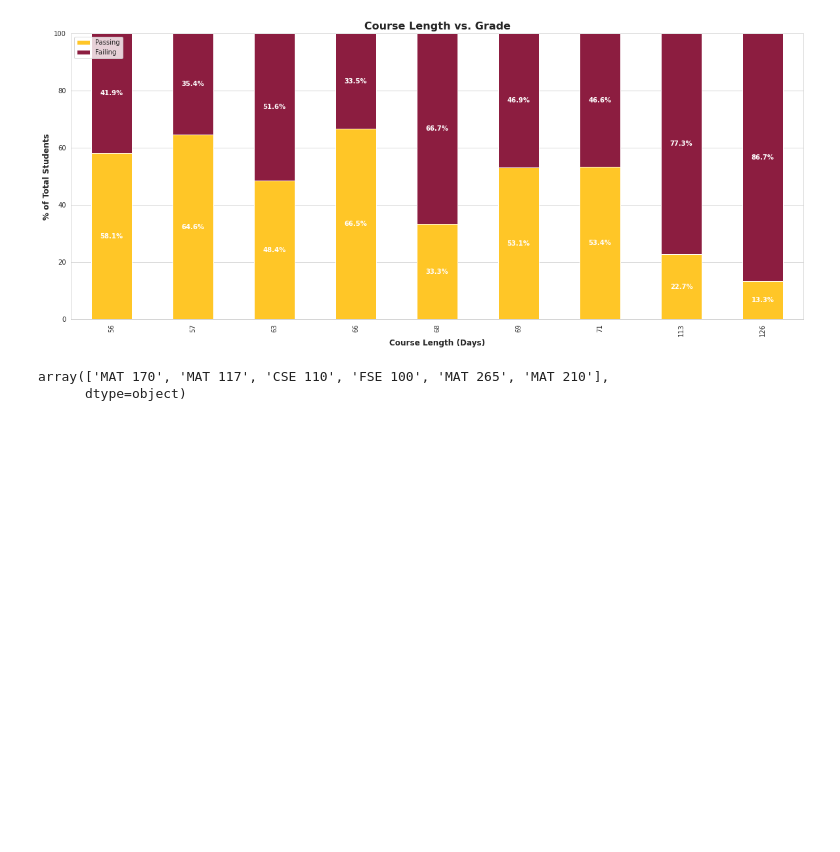
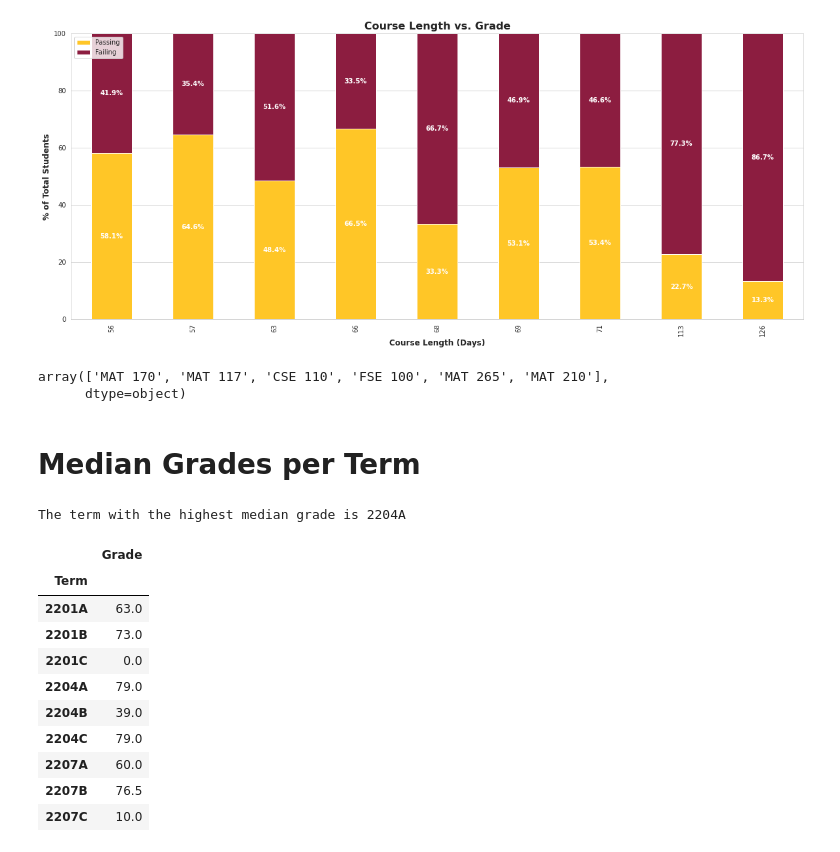
Before and after one commit to iamharkirat/EDA, a Jupyter notebook: learning_enterprise.ipynb, the cells around one changed output. Drawn from its saved outputs; the diff is of its cells as text; code cells hidden in the pictures; blank space fills up the shorter version.

```diff
--- a/learning_enterprise.ipynb
+++ b/learning_enterprise.ipynb
@@ -736,3 +736,29 @@ df[df['Course Length'] > 100]['Course Prefix'].unique()
 # %% [output]
 array(['MAT 170', 'MAT 117', 'CSE 110', 'FSE 100', 'MAT 265', 'MAT 210'],
       dtype=object)
+# %% [markdown]
+# Median Grades per Term
+# %%
+# Group the data by term and calculate the average enrollment and grade for each term
+term_stats = df.groupby("Term").agg({"Grade": "median"})
+
+# Find the term with the highest median grade
+max_grade_term = term_stats["Grade"].idxmax()
+
+print(f"The term with the highest median grade is {max_grade_term}")
+# %% [output]
+The term with the highest median grade is 2204A
+# %%
+term_stats
+# %% [output]
+|  | Grade |
+| Term |  |
+| 2201A | 63.0 |
+| 2201B | 73.0 |
+| 2201C | 0.0 |
+| 2204A | 79.0 |
+| 2204B | 39.0 |
+| 2204C | 79.0 |
+| 2207A | 60.0 |
+| 2207B | 76.5 |
+| 2207C | 10.0 |
```
Also changed, not shown: parts of 10 cells of this notebook.
